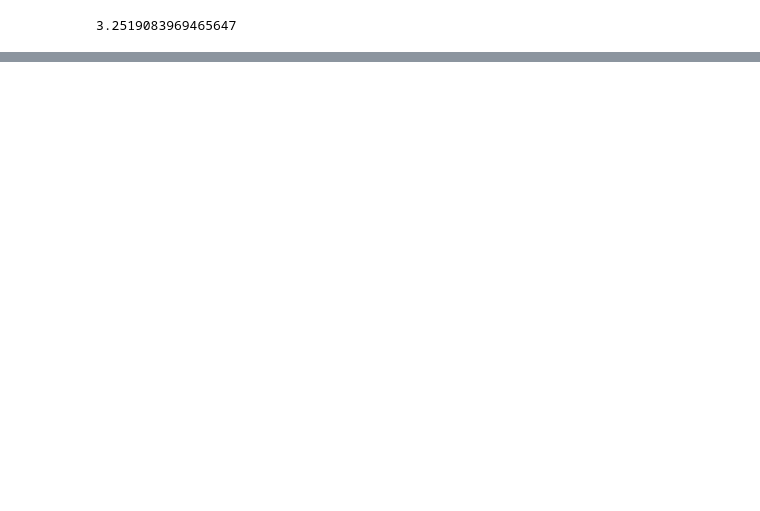
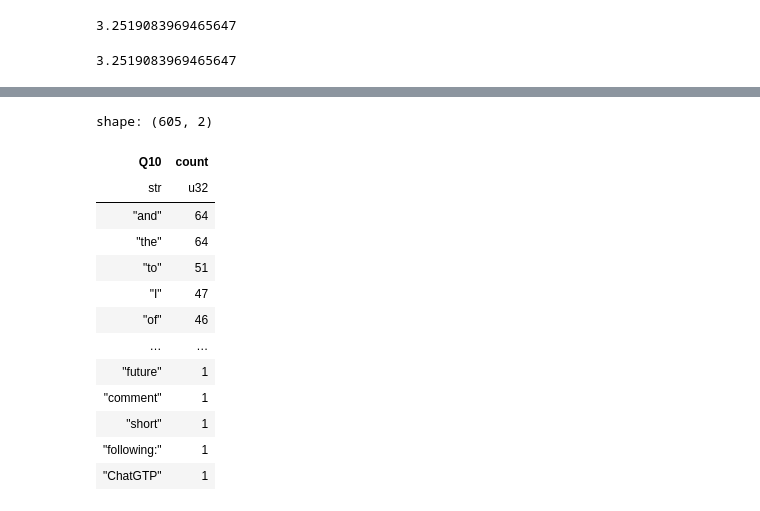
Before and after one commit to ZygimantasB/polars_library, a Jupyter notebook: kaggle/students_ai.ipynb, the cells around one changed output, grey strips where cells are left out. Cells and saved outputs as stored; diff of their text form; code cells hidden in the pictures; blank space fills up the shorter version.

```diff
--- a/kaggle/students_ai.ipynb
+++ b/kaggle/students_ai.ipynb
@@ -370,5 +366,9 @@ pl_data['Q5.1_numeric'].mean()
 # %% [output]
 3.2519083969465647
+# %%
+pl_data['Q5.1_numeric'].mean()
+# %% [output]
+3.2519083969465647
 # %%
 columns_to_convert = ['Q5.1', 'Q5.2', 'Q5.3', 'Q5.4', 'Q5.5', 'Q5.6', 'Q6.1', 'Q6.2', 'Q6.3', 'Q6.4', 'Q6.5', 'Q6.6', 'Q6.7', 'Q6.8', 'Q7.1', 'Q7.2', 'Q7.3', 'Q7.4', 'Q8.1', 'Q8.2', 'Q8.3', 'Q8.4', 'Q8.5', 'Q9.1', 'Q9.2', 'Q9.3', 'Q9.4', 'Q9.5']
 
@@ -417,3 +417,29 @@ shape: (1, 28)
 | Q5.1_numeric | Q5.2_numeric | Q5.3_numeric | Q5.4_numeric | Q5.5_numeric | Q5.6_numeric | Q6.1_numeric | Q6.2_numeric | ... |
 | f64 | f64 | f64 | f64 | f64 | f64 | f64 | f64 | ... |
 | 3.251908 | 3.40458 | 3.320611 | 2.465649 | 3.175573 | 3.366412 | 4.061069 | 3.793893 | ... |
+# %%
+result = (
+    pl_data.select('Q10')
+    .filter(pl.col('Q10') != 'No answer')
+    .with_columns(pl.col('Q10').str.split(' '))
+    .explode('Q10')
+    .group_by('Q10')
+    .agg(pl.count('Q10').alias('count'))
+    .sort('count', descending=True)
+)
+result
+# %% [output]
+shape: (605, 2)
+| Q10 | count |
+| str | u32 |
+| "and" | 64 |
+| "the" | 64 |
+| "to" | 51 |
+| "I" | 47 |
+| "of" | 46 |
+| … | … |
+| "future" | 1 |
+| "comment" | 1 |
+| "short" | 1 |
+| "following:" | 1 |
+| "ChatGTP" | 1 |
```
Also changed, not shown: parts of 2 cells of this notebook.
